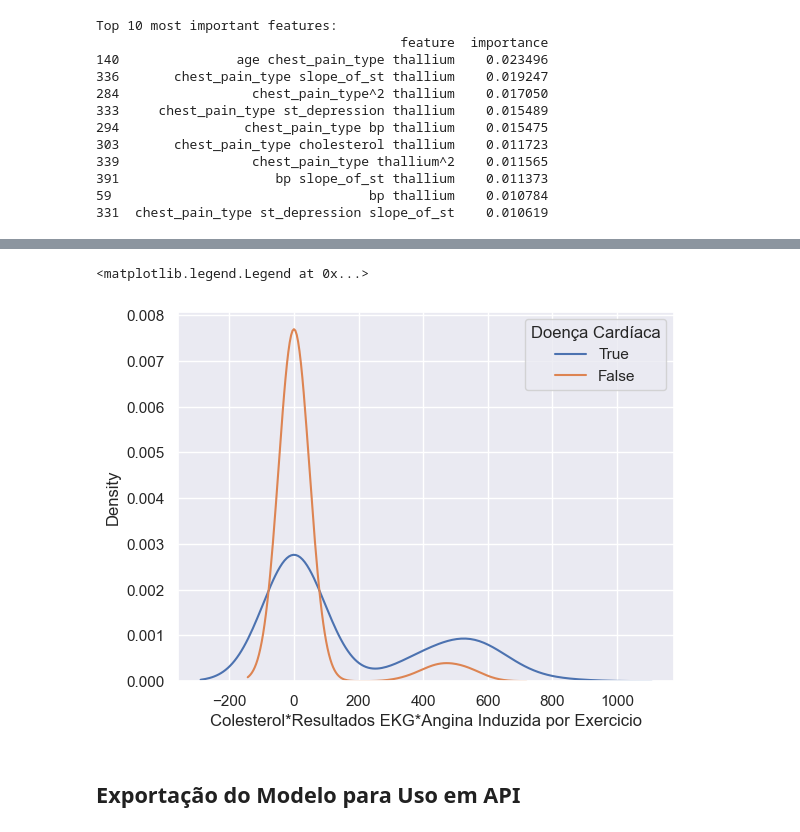
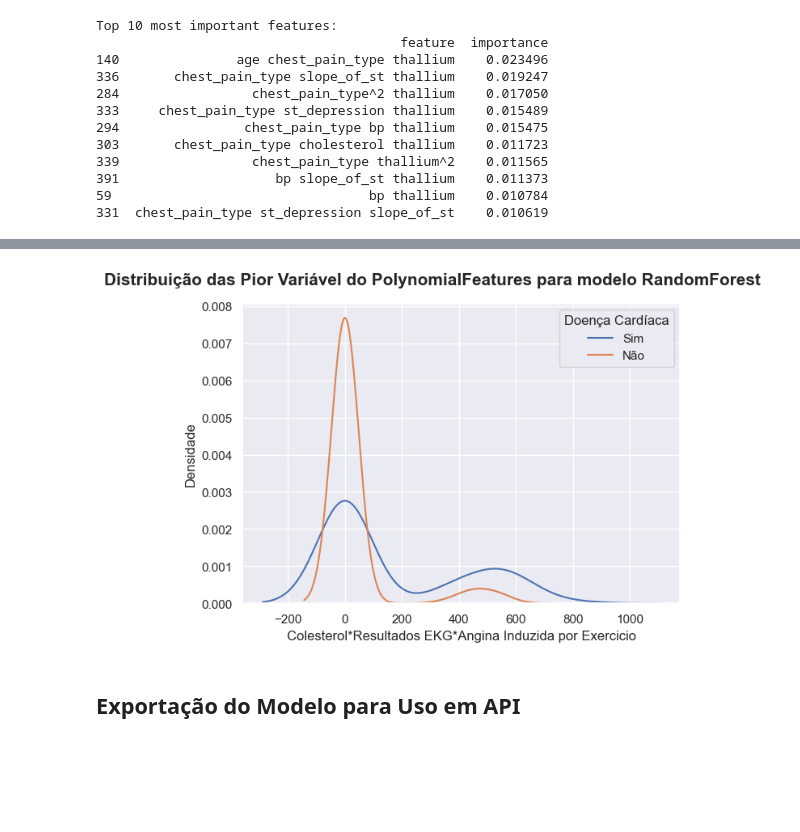
Before and after one commit to LucasMeller13/ml_abp, a Jupyter notebook: tests.ipynb, the cells around one changed output, grey strips where cells are left out. Drawn from its saved outputs; the diff is of its cells as text; code cells hidden in the pictures; blank space fills up the shorter version.

```diff
--- a/tests.ipynb
+++ b/tests.ipynb
@@ -538,5 +531,6 @@ df_temp = df.copy()
 df_temp['Idade*Tipo de Dor no Peito*Talio'] = df_temp['age']*df_temp['chest_pain_type']*df_temp['thallium']
 df_temp['Tipo de Dor no Peito*Inclinacao ST*Talio'] = df_temp['chest_pain_type']*df_temp['slope_of_st']*df_temp['thallium']
 df_temp['Tipo de Dor no Peito^2*Talio'] = np.square(df_temp['chest_pain_type'])*df_temp['thallium']
+df_temp['Tipo de Dor no Peito*Depressão ST*Talio'] = df_temp['chest_pain_type']*df_temp['st_depression']*df_temp['thallium']
 # cholesterol ekg_results exercise_angina
 df_temp['Colesterol*Resultados EKG*Angina Induzida por Exercicio'] = df_temp['cholesterol']*df_temp['ekg_results']*df_temp['exercise_angina']
@@ -564,10 +573,16 @@ plt.legend(title='Doença Cardíaca')
 # %%
 sns.kdeplot(df_temp[df_temp['heart_disease'] == 1]['Colesterol*Resultados EKG*Angina Induzida por Exercicio'], label='True')
 sns.kdeplot(df_temp[df_temp['heart_disease'] == 0]['Colesterol*Resultados EKG*Angina Induzida por Exercicio'], label='False')
-plt.legend(title='Doença Cardíaca')
+plt.ylabel('Densidade')
+plt.xlabel('Colesterol*Resultados EKG*Angina Induzida por Exercicio')
+# plt.title(f'Distribuição de {columns[i]} (Top {i+1}) para Doença Cardíaca')
+plt.legend(title="Doença Cardíaca", labels=['Sim', 'Não'])
+plt.suptitle('Distribuição das Pior Variável do PolynomialFeatures para modelo RandomForest', fontsize=15, fontweight='bold')
+plt.tight_layout()
+# plt.savefig('plot_distruicao_top1_least_poly_rf.png', dpi=300, bbox_inches='tight')
+plt.show()
 # %% [output]
-<matplotlib.legend.Legend at 0x...>
-[figure, old version]
+[figure, new version]
 # %% [markdown]
 ## Exportação do Modelo para Uso em API
 # %%
```
Also changed, not shown: parts of 18 cells of this notebook, 11 other files.
